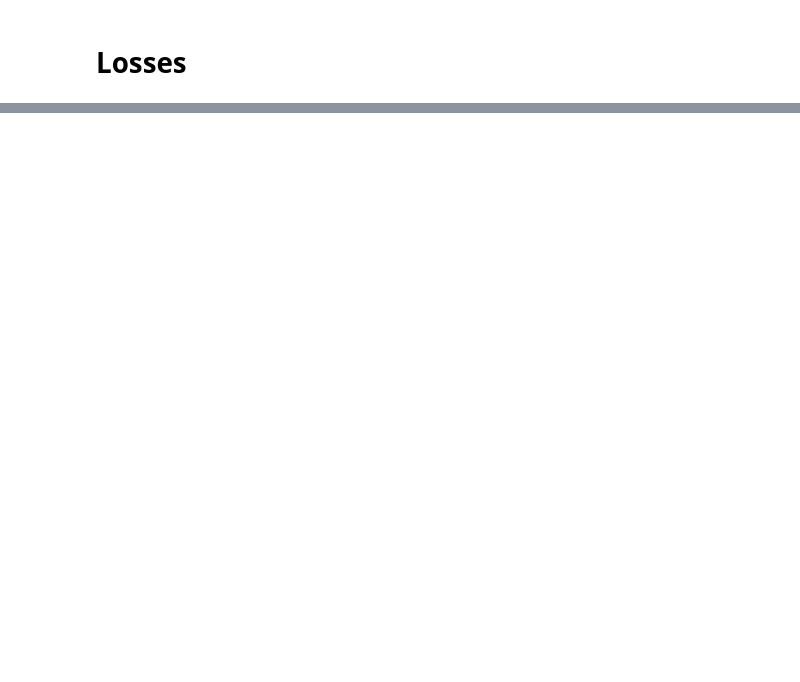
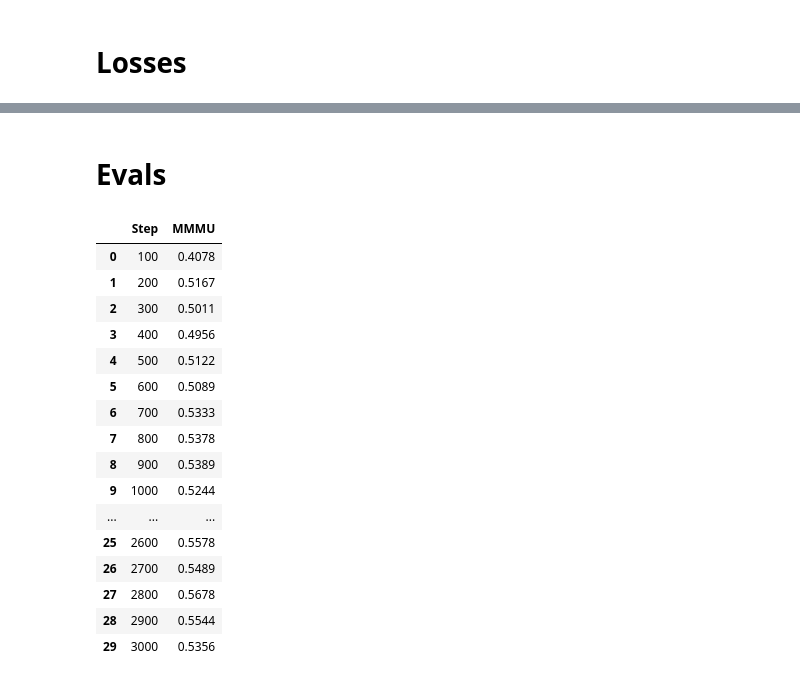
Before and after one commit to harrytranx/experiments, a Jupyter notebook: notebooks/metrics_mm10.ipynb, the cells around one changed output, grey strips where cells are left out. Cells and saved outputs as stored; diff of their text form; code cells hidden in the pictures; blank space fills up the shorter version.

```diff
--- a/notebooks/metrics_mm10.ipynb
+++ b/notebooks/metrics_mm10.ipynb
@@ -109 +109,29 @@ max_checkpoint: 3900
 [interactive output not drawn]
+# %% [markdown]
+# Evals
+# %%
+def read_mmmu(file):
+    df = pd.read_csv(file, delimiter='\t', header=None, names=['Step', 'MMMU'])
+
+    return df
+# %%
+df1 = read_mmmu("/fsx_0/user/tranx/experiments/metrics/mm10/stage1_mmmu_main.csv")
+df1
+# %% [output]
+|  | Step | MMMU |
+| 0 | 100 | 0.4078 |
+| 1 | 200 | 0.5167 |
+| 2 | 300 | 0.5011 |
+| 3 | 400 | 0.4956 |
+| 4 | 500 | 0.5122 |
+| 5 | 600 | 0.5089 |
+| 6 | 700 | 0.5333 |
+| 7 | 800 | 0.5378 |
+| 8 | 900 | 0.5389 |
+| 9 | 1000 | 0.5244 |
+| ... | ... | ... |
+| 25 | 2600 | 0.5578 |
+| 26 | 2700 | 0.5489 |
+| 27 | 2800 | 0.5678 |
+| 28 | 2900 | 0.5544 |
+| 29 | 3000 | 0.5356 |
```
Also changed, not shown: parts of 4 cells of this notebook, 7 other files.
